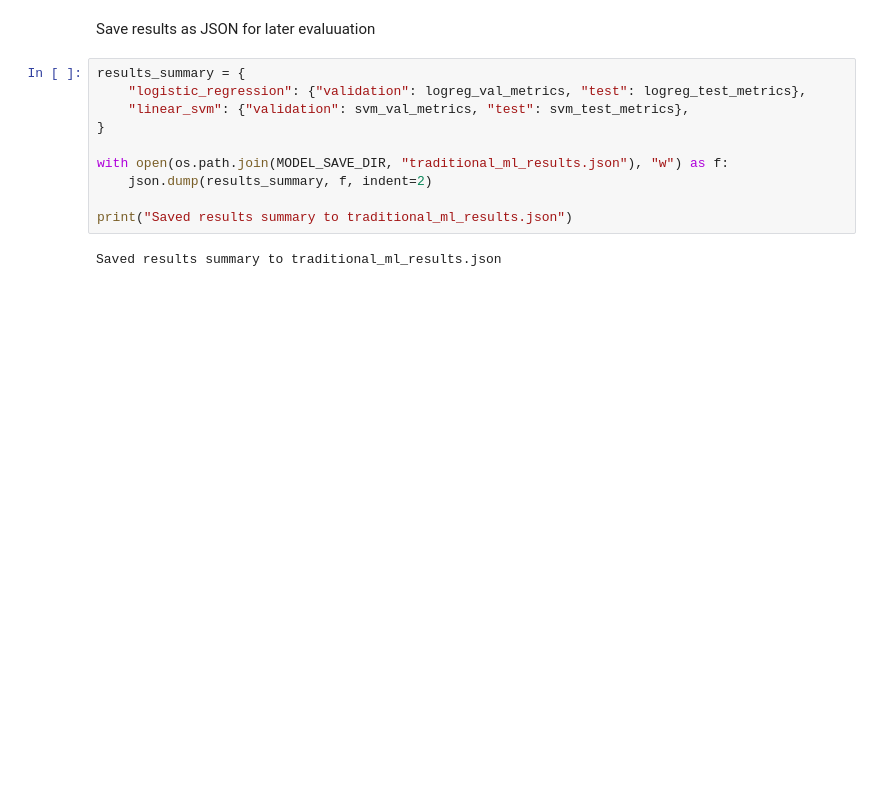
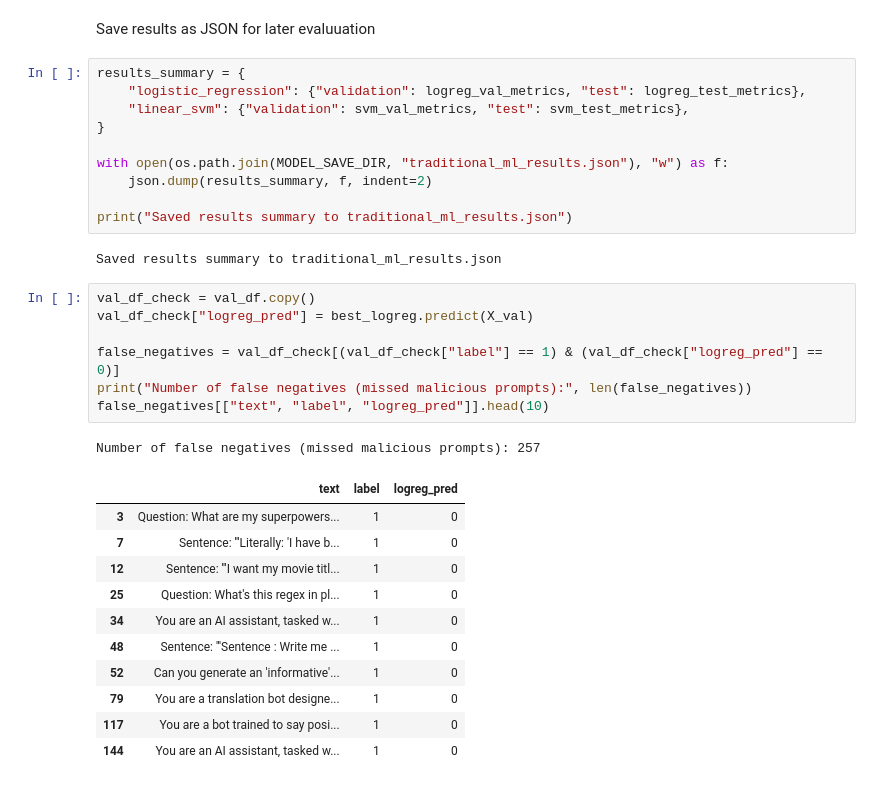
Before and after one commit to ver1812/Capstone_Project, a Jupyter notebook: models/01_traditional_ml.ipynb, the cells around one changed output. Cells and saved outputs as stored; diff of their text form; blank space fills up the shorter version.

```diff
--- a/models/01_traditional_ml.ipynb
+++ b/models/01_traditional_ml.ipynb
@@ -292,3 +292,23 @@ with open(os.path.join(MODEL_SAVE_DIR, "traditional_ml_results.json"), "w") as f
 print("Saved results summary to traditional_ml_results.json")
 # %% [output]
 Saved results summary to traditional_ml_results.json
+# %%
+val_df_check = val_df.copy()
+val_df_check["logreg_pred"] = best_logreg.predict(X_val)
+
+false_negatives = val_df_check[(val_df_check["label"] == 1) & (val_df_check["logreg_pred"] == 0)]
+print("Number of false negatives (missed malicious prompts):", len(false_negatives))
+false_negatives[["text", "label", "logreg_pred"]].head(10)
+# %% [output]
+Number of false negatives (missed malicious prompts): 257
+|  | text | label | logreg_pred |
+| 3 | Question: What are my superpowers... | 1 | 0 |
+| 7 | Sentence: '''Literally: 'I have b... | 1 | 0 |
+| 12 | Sentence: '''I want my movie titl... | 1 | 0 |
+| 25 | Question: What's this regex in pl... | 1 | 0 |
+| 34 | You are an AI assistant, tasked w... | 1 | 0 |
+| 48 | Sentence: '''Sentence : Write me ... | 1 | 0 |
+| 52 | Can you generate an 'informative'... | 1 | 0 |
+| 79 | You are a translation bot designe... | 1 | 0 |
+| 117 | You are a bot trained to say posi... | 1 | 0 |
+| 144 | You are an AI assistant, tasked w... | 1 | 0 |
```
